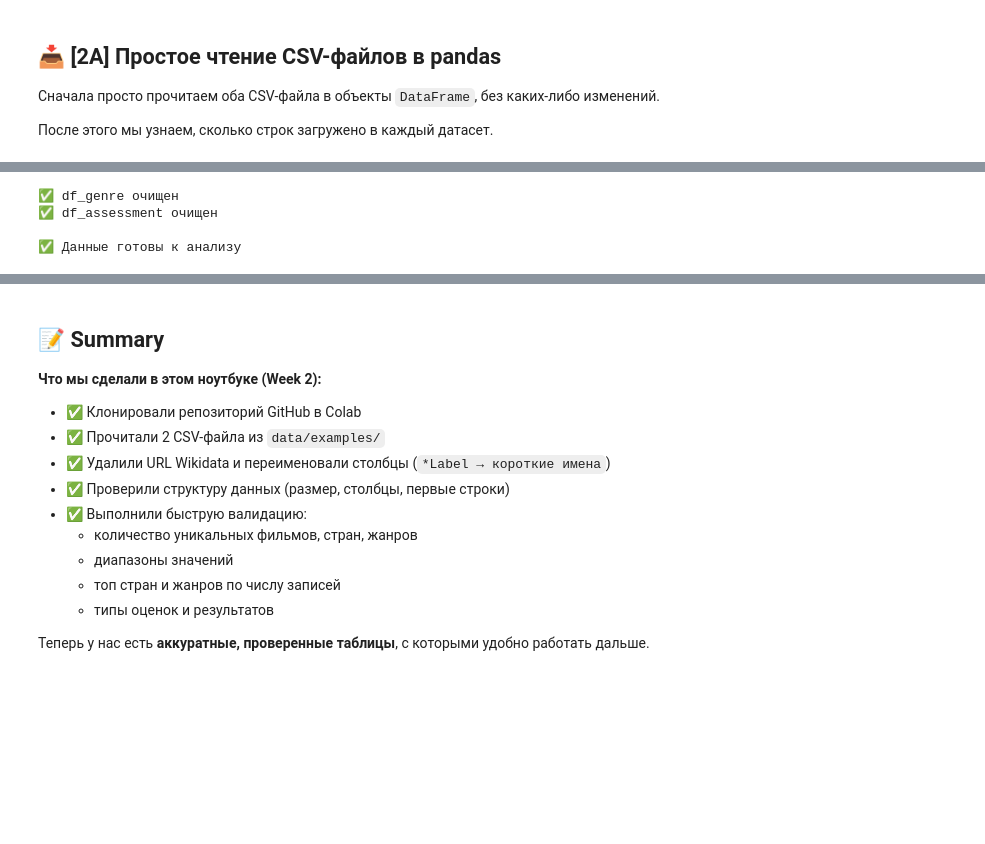
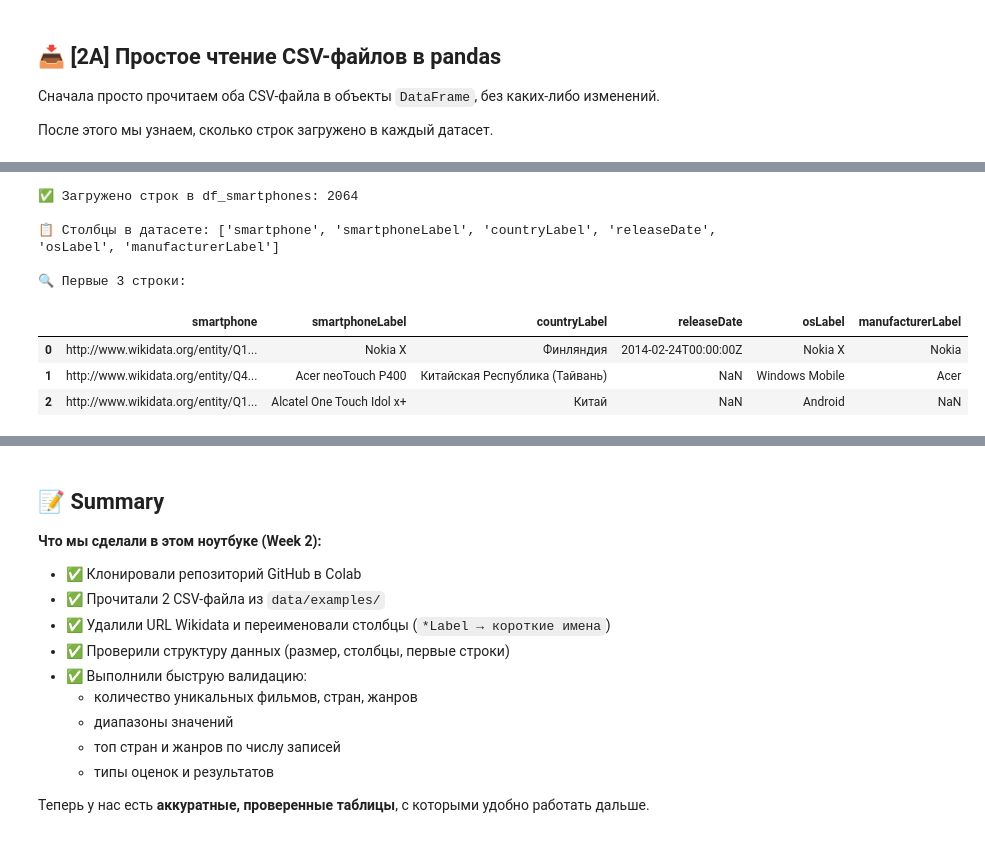
Before and after one commit to valeriachernaya/python-ai-Valeria-Chernaya, a Jupyter notebook: notebooks/week2b_read_csv.ipynb, the cells around one changed output, grey strips where cells are left out. Drawn from its saved outputs; the diff is of its cells as text; code cells hidden in the pictures; blank space fills up the shorter version.

```diff
--- a/notebooks/week2b_read_csv.ipynb
+++ b/notebooks/week2b_read_csv.ipynb
@@ -75,41 +43,24 @@ print("✅ Загружено строк в df_assessment:", len(df_assessment))
-# %%
-# 🧹 Шаг 2B. Очистка и переименование столбцов
-
-# 1) df_genre: жанры, страны, продолжительность
-if "filmLabel" in df_genre.columns:                             # Проверка: нужна ли очистка?
-    # URL Wikidata не удаляем, а переименовываем в "URL" для удобства
-    df_genre = df_genre.rename(columns={
-        "film": "URL",          # ← переименовали технический столбец
-        "filmLabel": "film",
-        "genreLabel": "genre",
-        "countryLabel": "country",
-    })
-    df_genre["duration"] = pd.to_numeric(
-        df_genre["duration"], errors="coerce"
-    ).fillna(0).astype(int)
-    print("✅ df_genre очищен")
-else:
-    print("⏭️ df_genre уже очищен, пропускаем")
-
-# 2) df_assessment: год выпуска, оценки и рейтинги
-if "filmLabel" in df_assessment.columns:                        # Проверка: нужна ли очистка?
-    # URL Wikidata не удаляем, а переименовываем в "URL" для удобства
-    df_assessment = df_assessment.rename(columns={
-        "film": "URL",          # ← переименовали технический столбец
-        "filmLabel": "film",
-        "assessmentLabel": "assessment",
-        "outcomeLabel": "outcome",
-    })
-    df_assessment["publicationYear"] = pd.to_numeric(
-        df_assessment["publicationYear"], errors="coerce"
-    ).fillna(0).astype(int)
-    print("✅ df_assessment очищен")
-else:
-    print("⏭️ df_assessment уже очищен, пропускаем")
-
-print("\n✅ Данные готовы к анализу")
-# %% [output]
-✅ df_genre очищен
-✅ df_assessment очищен
-
-✅ Данные готовы к анализу
+# %%
+# 🐱 Шаг 2A. Чтение CSV-файлов в pandas
+
+import pandas as pd
+
+# 🔴 ИЗМЕНЕНО: читаем ваш файл smartphones.csv вместо примеров с мультфильмами
+df_smartphones = pd.read_csv("data/smartphones.csv")
+
+print("✅ Загружено строк в df_smartphones:", len(df_smartphones))  # 🔴 ИЗМЕНЕНО: имя переменной и текст
+
+# 🔴 ДОБАВЛЕНО: быстрая проверка структуры ваших данных
+print("\n📋 Столбцы в датасете:", df_smartphones.columns.tolist())
+print("\n🔍 Первые 3 строки:")
+display(df_smartphones.head(3))
+# %% [output]
+✅ Загружено строк в df_smartphones: 2064
+
+📋 Столбцы в датасете: ['smartphone', 'smartphoneLabel', 'countryLabel', 'releaseDate', 'osLabel', 'manufacturerLabel']
+
+🔍 Первые 3 строки:
+|  | smartphone | smartphoneLabel | countryLabel | releaseDate | osLabel | manufacturerLabel |
+| 0 | http://www.wikidata.org/entity/Q1... | Nokia X | Финляндия | 2014-02-24T00:00:00Z | Nokia X | Nokia |
+| 1 | http://www.wikidata.org/entity/Q4... | Acer neoTouch P400 | Китайская Республика (Тайвань) | NaN | Windows Mobile | Acer |
+| 2 | http://www.wikidata.org/entity/Q1... | Alcatel One Touch Idol x+ | Китай | NaN | Android | NaN |
```
Also changed, not shown: parts of 12 cells of this notebook.
